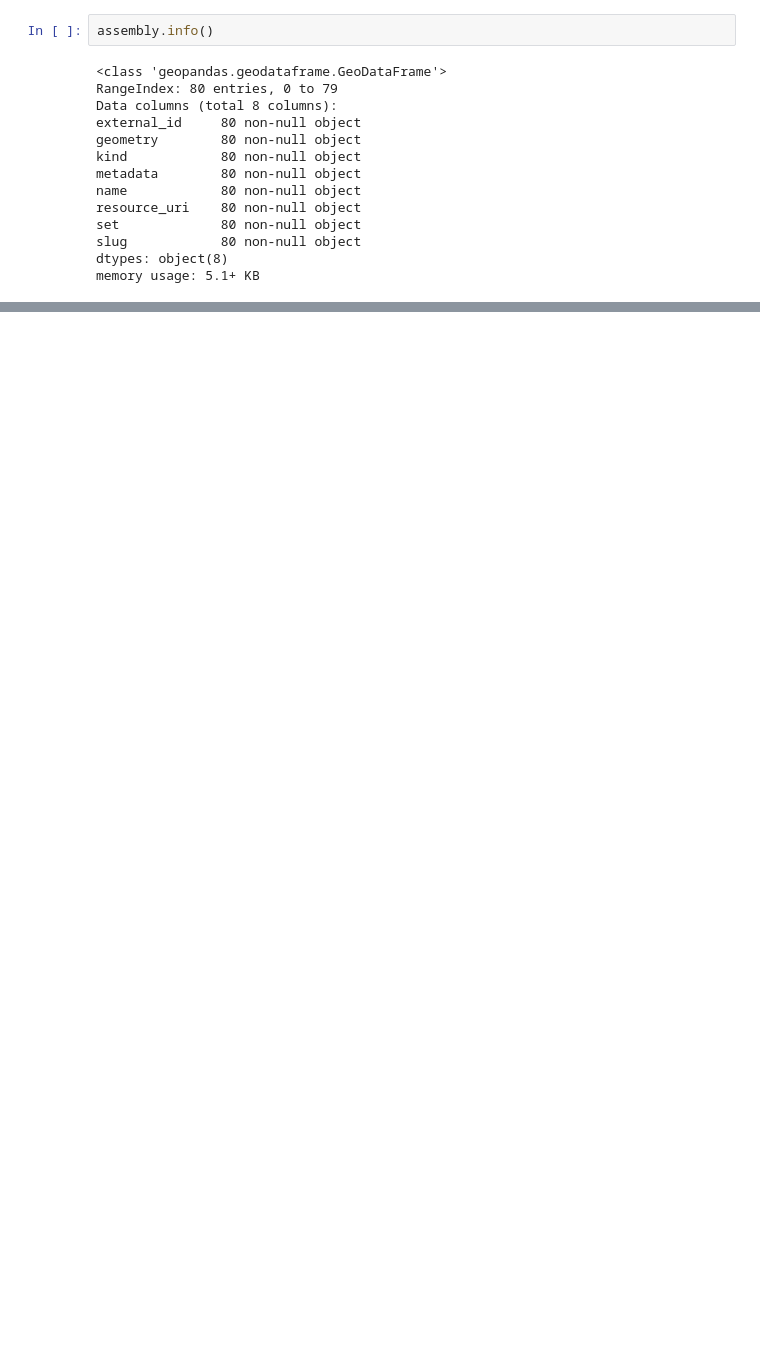
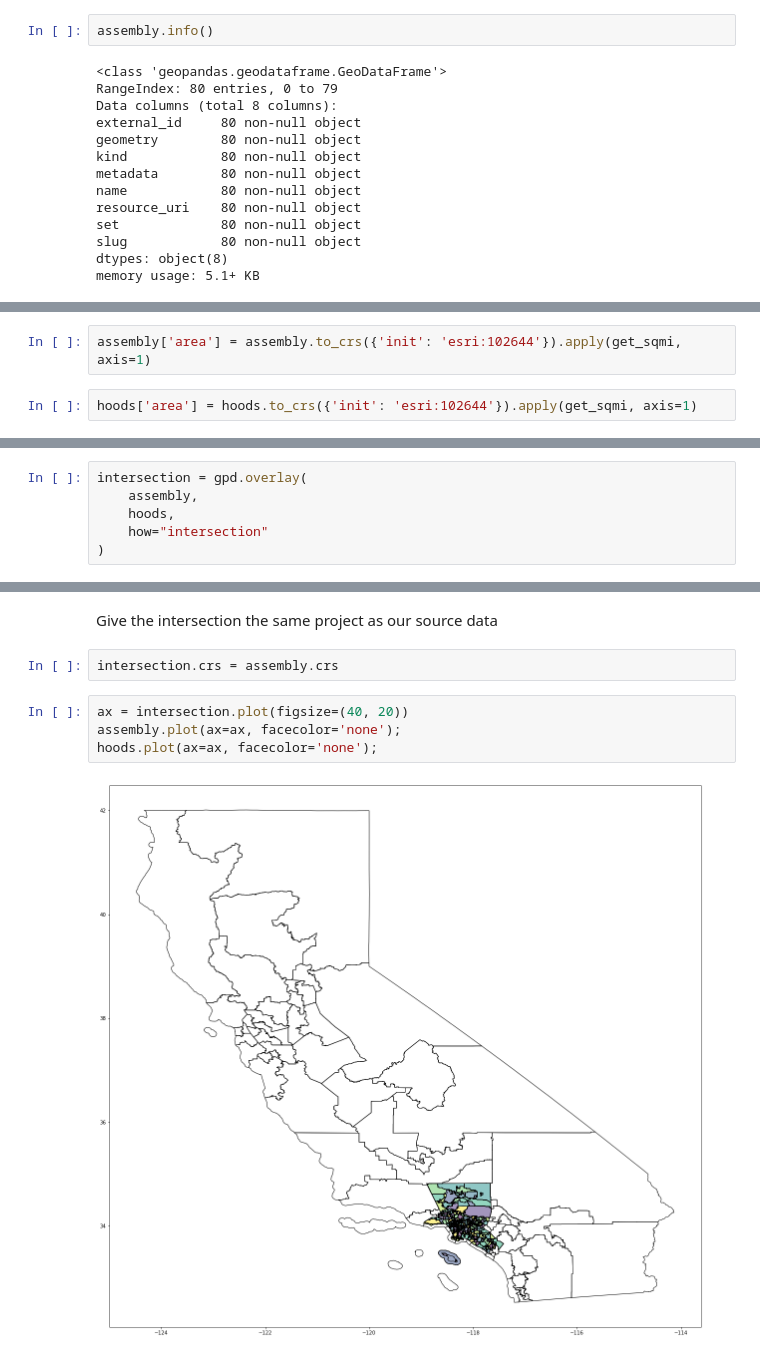
Before and after one commit to datadesk/geopandas-intersection-area-example, a Jupyter notebook: geopandas-intersection-area-example.ipynb, the cells around one changed output, grey strips where cells are left out. Saved outputs shown, nothing was run; the diff lists cells and outputs as text; blank space fills up the shorter version.

```diff
--- a/geopandas-intersection-area-example.ipynb
+++ b/geopandas-intersection-area-example.ipynb
@@ -107,0 +76,4 @@ Finally in square miles
+# %%
+assembly['area'] = assembly.to_crs({'init': 'esri:102644'}).apply(get_sqmi, axis=1)
+# %%
+hoods['area'] = hoods.to_crs({'init': 'esri:102644'}).apply(get_sqmi, axis=1)
@@ -107,0 +82,6 @@ Finally in square miles
+# %%
+intersection = gpd.overlay(
+    assembly,
+    hoods,
+    how="intersection"
+)
@@ -107,0 +113,10 @@ Finally in square miles
+# %% [markdown]
+Give the intersection the same project as our source data
+# %%
+intersection.crs = assembly.crs
+# %%
+ax = intersection.plot(figsize=(40, 20))
+assembly.plot(ax=ax, facecolor='none');
+hoods.plot(ax=ax, facecolor='none');
+# %% [output]
+[figure, added]
```
Also changed, not shown: parts of 41 cells of this notebook, 9 other files.
